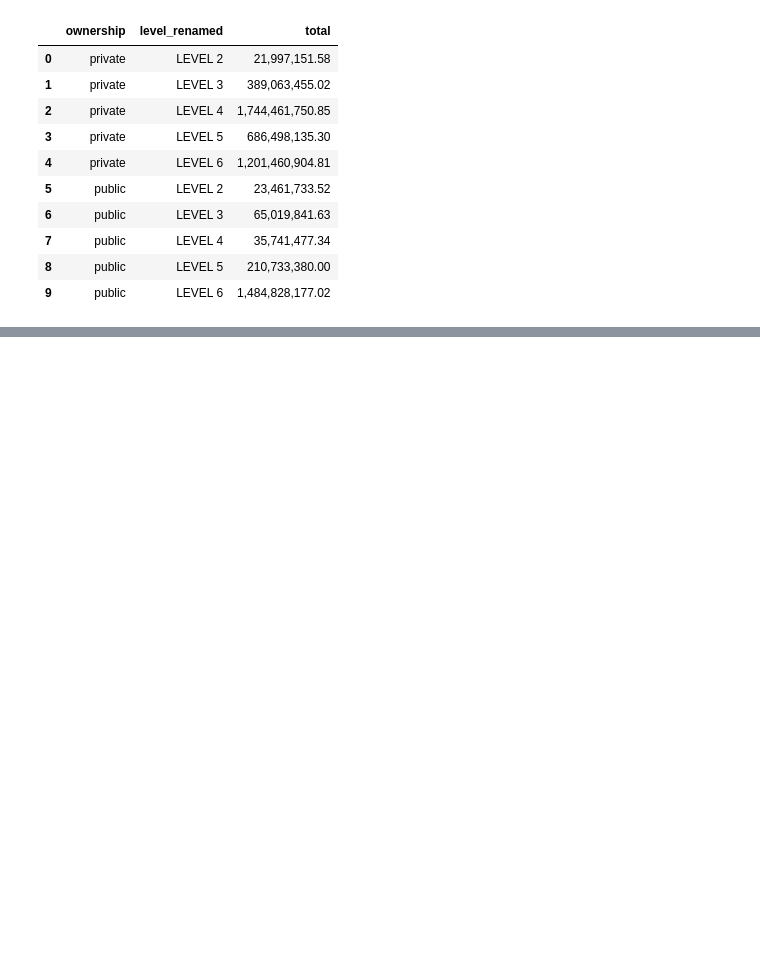
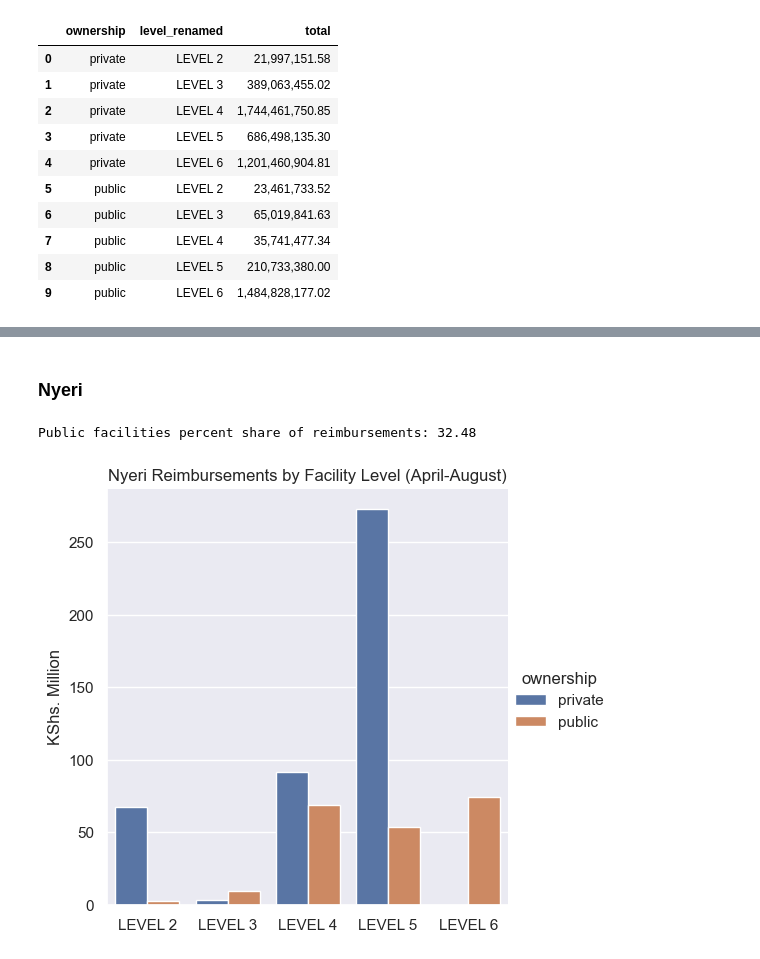
Before and after one commit to WaMuriithi/SHA_Payments-Analysis, a Jupyter notebook: prep_analysis.ipynb, the cells around one changed output, grey strips where cells are left out. Drawn from its saved outputs; the diff is of its cells as text; code cells hidden in the pictures; blank space fills up the shorter version.

```diff
--- a/prep_analysis.ipynb
+++ b/prep_analysis.ipynb
@@ -933,0 +984,25 @@ nairobi_grouped
+# %% [markdown]
+### Nyeri
+# %%
+# Nyeri
+nyeri = payments_processed.query("county == 'NYERI'")
+nyeri['ownership'] = nyeri['reg_no'].map(public_private)
+nyeri['level_renamed'] = nyeri['level'].map(map_provider_level)
+# Group Payments by ownership and level
+nyeri_grouped = nyeri.groupby(['ownership', 'level_renamed'])['total'].sum().reset_index()
+print("Public facilities percent share of reimbursements:",
+      (nyeri_grouped.query("ownership == 'public'")['total'].sum()/
+      nyeri_grouped['total'].sum() *100).round(2))
+
+# Visualize Nairobi reimbursements by facility level
+nyeri_grouped['total'] = nyeri_grouped['total']/ 1e6
+
+sns.catplot(data=nyeri_grouped, kind='bar', x='level_renamed', y='total',
+            hue='ownership')
+plt.title("Nyeri Reimbursements by Facility Level (April-August)")
+plt.ylabel("KShs. Million")
+plt.xlabel("")
+plt.show()
+# %% [output]
+Public facilities percent share of reimbursements: 32.48
+[figure, added]
```
Also changed, not shown: parts of 8 cells of this notebook.
